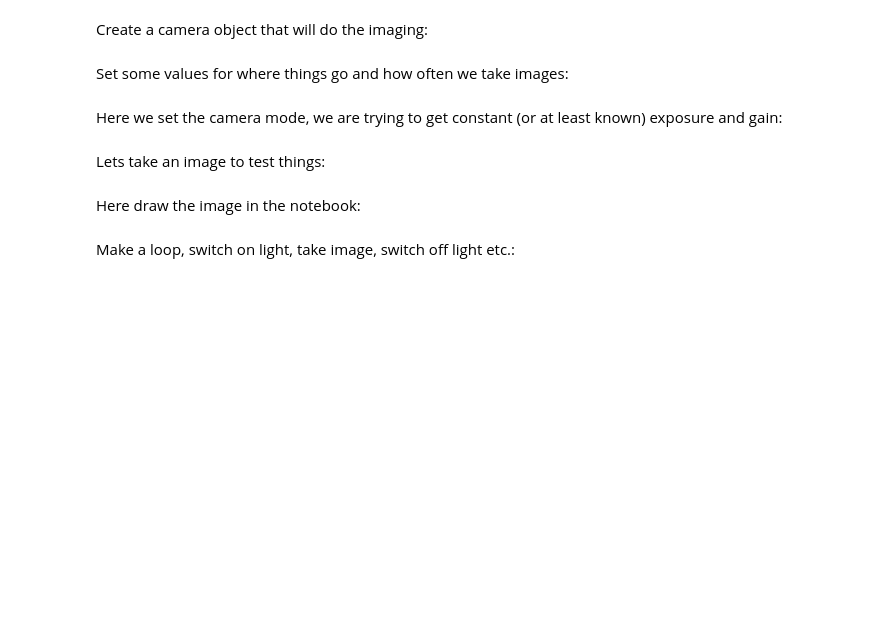
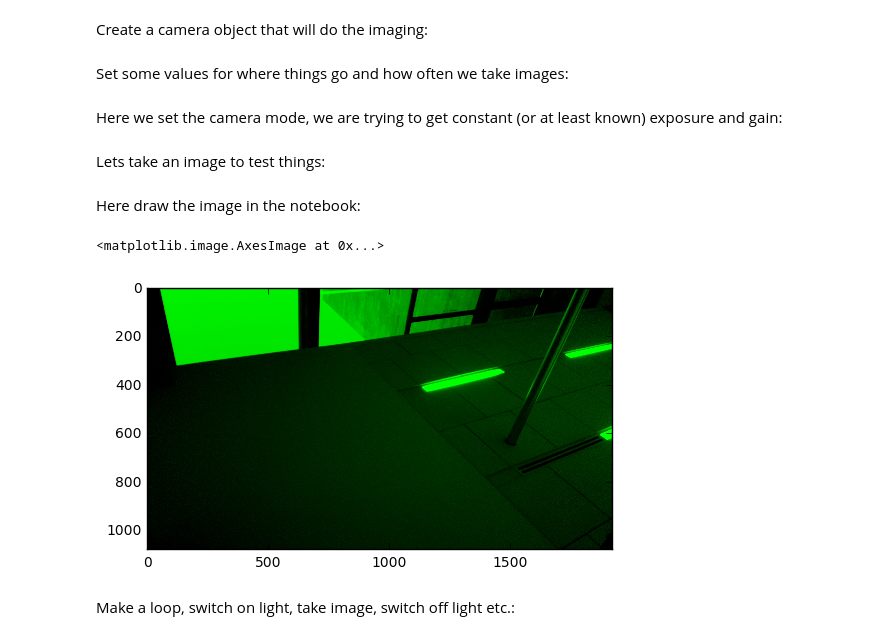
Before and after one commit to RudgeLab/FluoPi, a Jupyter notebook: timelapse_simple.ipynb, the cells around one changed output. Cells and saved outputs as stored; diff of their text form; code cells hidden in the pictures; blank space fills up the shorter version.

```diff
--- a/timelapse_simple.ipynb
+++ b/timelapse_simple.ipynb
@@ -48,8 +48,11 @@ img = camera.capture('test.jpg')
 Here draw the image in the notebook:
 # %%
 img = plt.imread('test.jpg')
-plt.interactive(True)
+plt.interactive(False)
 plt.imshow(img)
+# %% [output]
+<matplotlib.image.AxesImage at 0x...>
+[figure, added]
 # %% [markdown]
 Make a loop, switch on light, take image, switch off light etc.:
 # %%
```
